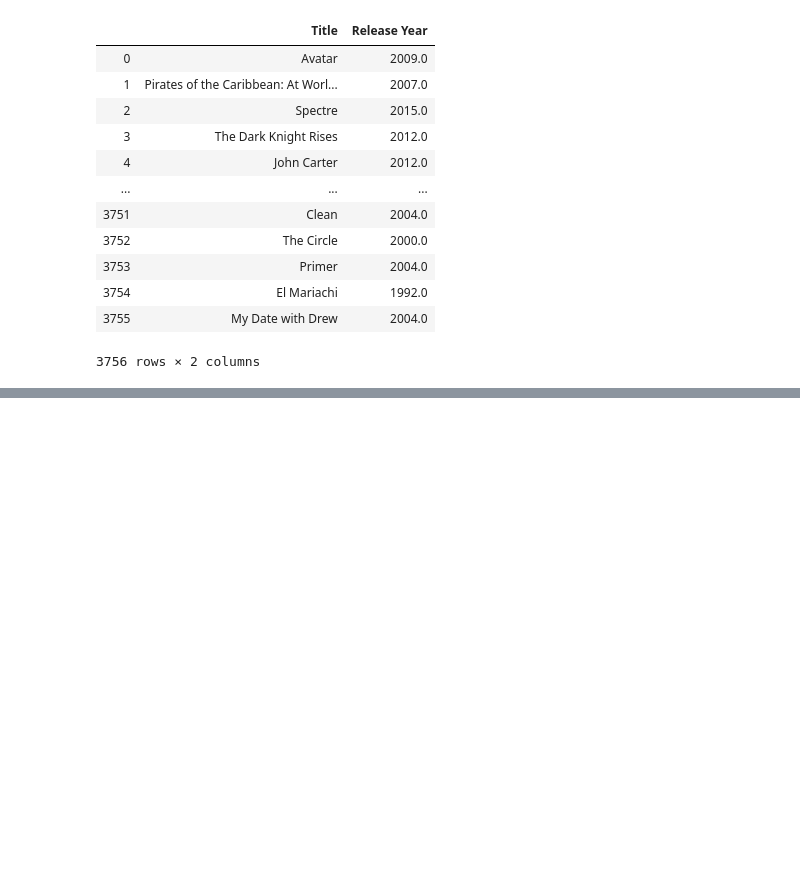
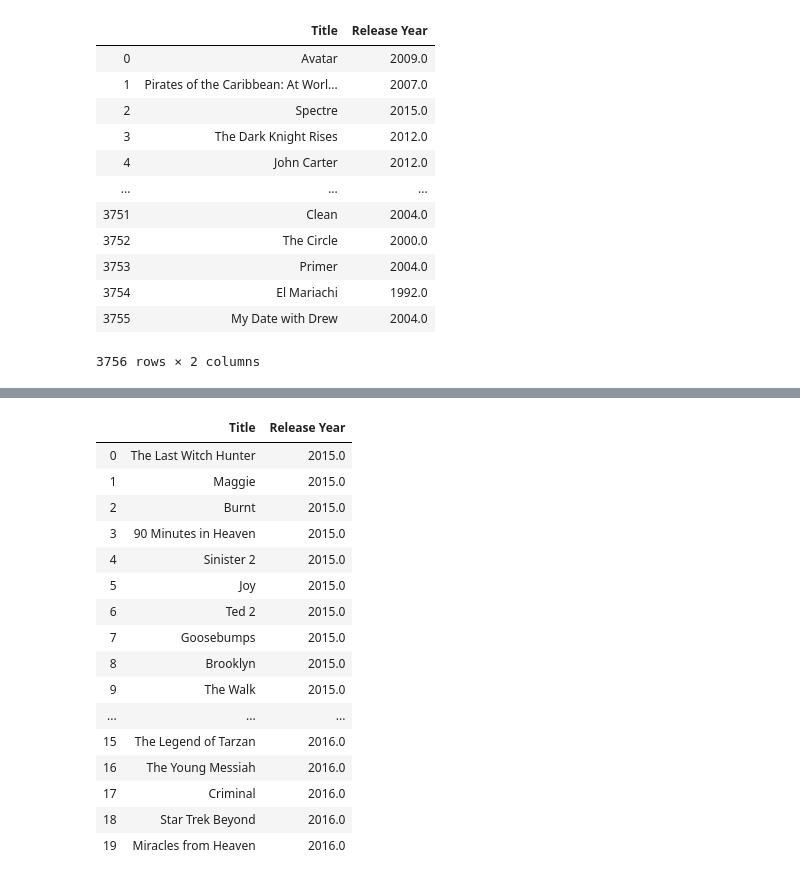
Before and after one commit to MRSantos1/DataVisProject1, a Jupyter notebook: DataVizProjectStarterBook.ipynb, the cells around one changed output, grey strips where cells are left out. Drawn from its saved outputs; the diff is of its cells as text; code cells hidden in the pictures; blank space fills up the shorter version.

```diff
--- a/DataVizProjectStarterBook.ipynb
+++ b/DataVizProjectStarterBook.ipynb
@@ -98,7 +89,7 @@ movie_data_titles_year.round()
 | 3755 | My Date with Drew | 2004.0 |
 3756 rows × 2 columns
 # %%
-#Selecting movies from 2015 and 2016
-data.query('Release Year == True
-            and Gender =="Male" and Team =="Marketing")
+#Selecting movies from 2015 and 2016 and reset column
+movies_2015 = movie_data_titles_year.loc[(movie_data_titles_year['Release Year'] == 2015.0)]
+movies_2015.head()
 # %% [output]
@@ -105,0 +102,3 @@ SyntaxError: invalid syntax (<ipython-input-73-05fe2e1949aa>, line 3)
+# %%
+movies_2016 = movie_data_titles_year.loc[(movie_data_titles_year['Release Year'] == 2016.0)]
+movies_2016.head()
@@ -106,2 +112,4 @@ SyntaxError: invalid syntax (<ipython-input-73-05fe2e1949aa>, line 3)
 # %%
 #selecting random movies from 2015/2016 list
+movie_rand_2015 = movies_2015.sample(n=10)
+movie_rand_2015
@@ -109,0 +128,4 @@ SyntaxError: invalid syntax (<ipython-input-73-05fe2e1949aa>, line 3)
+# %%
+#selecting random movies from 2016 list
+movie_rand_2016 = movies_2016.sample(n=10)
+movie_rand_2016
@@ -109,0 +144,22 @@ SyntaxError: invalid syntax (<ipython-input-73-05fe2e1949aa>, line 3)
+# %%
+#merging lists
+merged_movie_list = pd.merge(movie_rand_2015, movie_rand_2016,  how="outer")
+merged_movie_list.round()
+# %% [output]
+|  | Title | Release Year |
+| 0 | The Last Witch Hunter | 2015.0 |
+| 1 | Maggie | 2015.0 |
+| 2 | Burnt | 2015.0 |
+| 3 | 90 Minutes in Heaven | 2015.0 |
+| 4 | Sinister 2 | 2015.0 |
+| 5 | Joy | 2015.0 |
+| 6 | Ted 2 | 2015.0 |
+| 7 | Goosebumps | 2015.0 |
+| 8 | Brooklyn | 2015.0 |
+| 9 | The Walk | 2015.0 |
+| ... | ... | ... |
+| 15 | The Legend of Tarzan | 2016.0 |
+| 16 | The Young Messiah | 2016.0 |
+| 17 | Criminal | 2016.0 |
+| 18 | Star Trek Beyond | 2016.0 |
+| 19 | Miracles from Heaven | 2016.0 |
```
Also changed, not shown: parts of 8 cells of this notebook, 1 other file.
